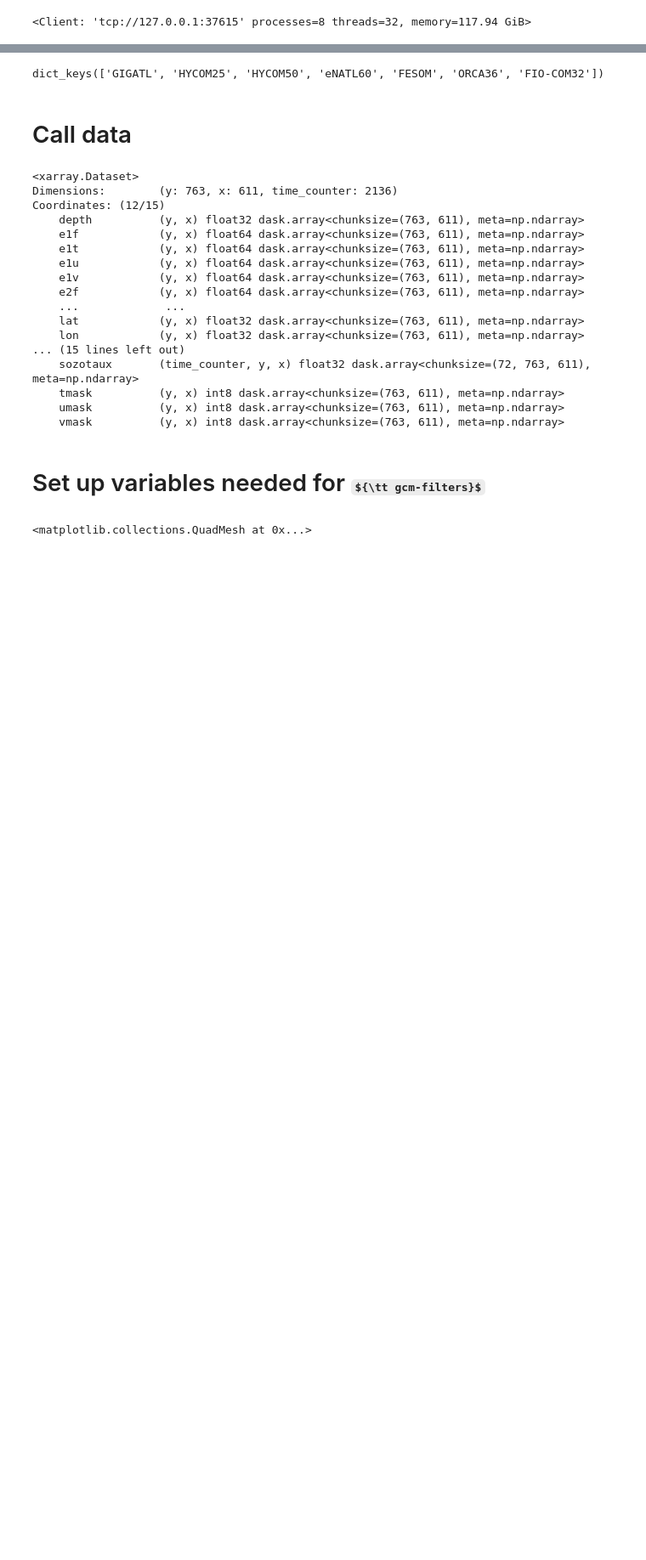
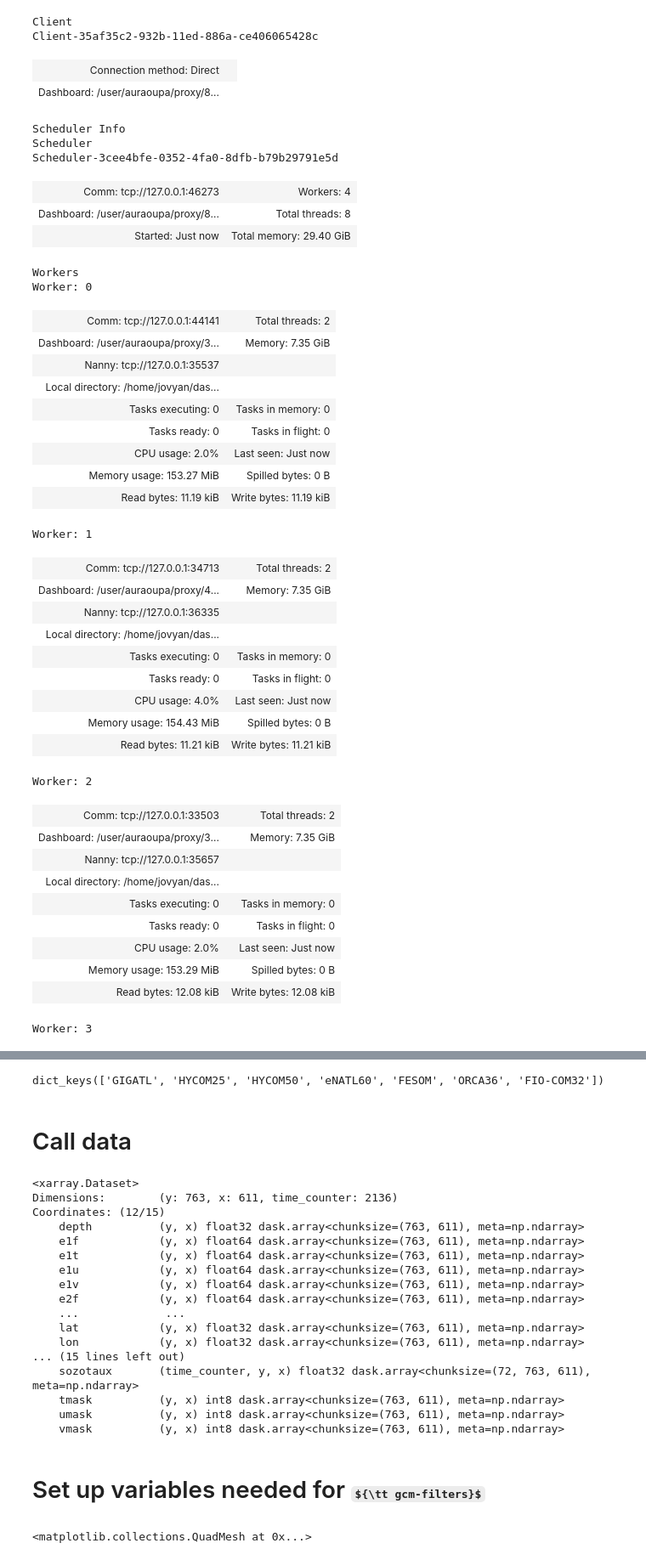
Before and after one commit to auraoupa/drakkar-demo-notebooks, a Jupyter notebook: Filter-eNATL60.ipynb, the cells around one changed output, grey strips where cells are left out. Shown: that part at 85% size. Cells and saved outputs as stored; diff of their text form; code cells hidden in the pictures; some formulas as TeX source; blank space fills up the shorter version.

```diff
--- a/Filter-eNATL60.ipynb
+++ b/Filter-eNATL60.ipynb
@@ -1,7 +1,48 @@
-# %%
-from dask.distributed import Client
-
-client = Client("tcp://127.0.0.1:37615")
-client
-# %% [output]
-<Client: 'tcp://127.0.0.1:37615' processes=8 threads=32, memory=117.94 GiB>
+# %%
+from dask.distributed import Client
+
+client = Client("tcp://127.0.0.1:46273")
+client
+# %% [output]
+Client
+Client-35af35c2-932b-11ed-886a-ce406065428c
+| Connection method: Direct |  |
+| Dashboard: /user/auraoupa/proxy/8... |  |
+Scheduler Info
+Scheduler
+Scheduler-3cee4bfe-0352-4fa0-8dfb-b79b29791e5d
+| Comm: tcp://127.0.0.1:46273 | Workers: 4 |
+| Dashboard: /user/auraoupa/proxy/8... | Total threads: 8 |
+| Started: Just now | Total memory: 29.40 GiB |
+Workers
+Worker: 0
+| Comm: tcp://127.0.0.1:44141 | Total threads: 2 |
+| Dashboard: /user/auraoupa/proxy/3... | Memory: 7.35 GiB |
+| Nanny: tcp://127.0.0.1:35537 |  |
+| Local directory: /home/jovyan/das... |  |
+| Tasks executing: 0 | Tasks in memory: 0 |
+| Tasks ready: 0 | Tasks in flight: 0 |
+| CPU usage: 2.0% | Last seen: Just now |
+| Memory usage: 153.27 MiB | Spilled bytes: 0 B |
+| Read bytes: 11.19 kiB | Write bytes: 11.19 kiB |
+Worker: 1
+| Comm: tcp://127.0.0.1:34713 | Total threads: 2 |
+| Dashboard: /user/auraoupa/proxy/4... | Memory: 7.35 GiB |
+| Nanny: tcp://127.0.0.1:36335 |  |
+| Local directory: /home/jovyan/das... |  |
+| Tasks executing: 0 | Tasks in memory: 0 |
+| Tasks ready: 0 | Tasks in flight: 0 |
+| CPU usage: 4.0% | Last seen: Just now |
+| Memory usage: 154.43 MiB | Spilled bytes: 0 B |
+| Read bytes: 11.21 kiB | Write bytes: 11.21 kiB |
+Worker: 2
+| Comm: tcp://127.0.0.1:33503 | Total threads: 2 |
+| Dashboard: /user/auraoupa/proxy/3... | Memory: 7.35 GiB |
+| Nanny: tcp://127.0.0.1:35657 |  |
+| Local directory: /home/jovyan/das... |  |
+| Tasks executing: 0 | Tasks in memory: 0 |
+| Tasks ready: 0 | Tasks in flight: 0 |
+| CPU usage: 2.0% | Last seen: Just now |
+| Memory usage: 153.29 MiB | Spilled bytes: 0 B |
+| Read bytes: 12.08 kiB | Write bytes: 12.08 kiB |
+Worker: 3
```
Also changed, not shown: parts of 2 cells of this notebook, 1 other file.
